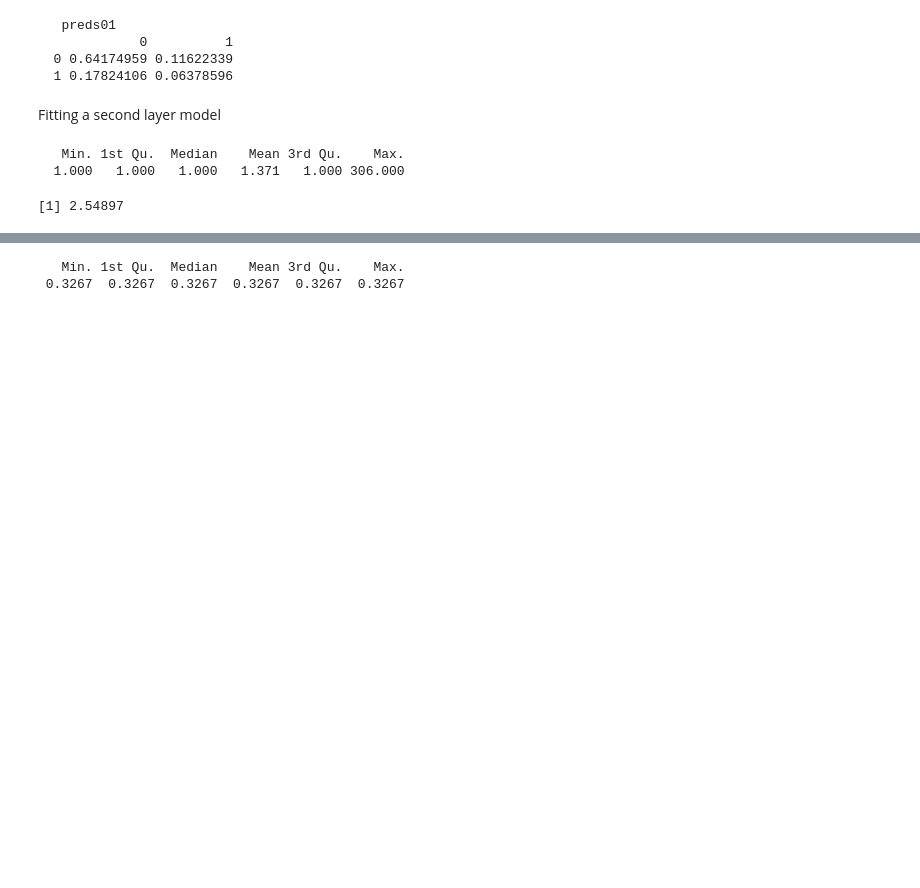
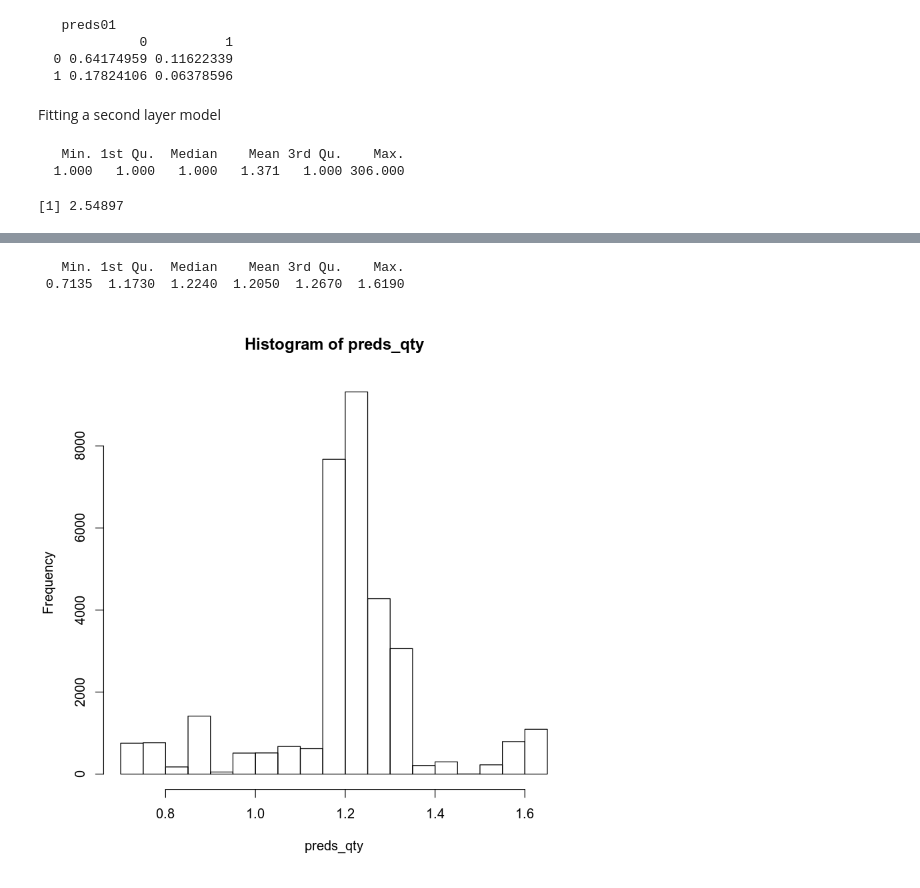
Before and after one commit to jpzhangvincent/2017DMC, a Jupyter notebook: notebooks/06-meeting-04.25.ipynb, the cells around one changed output, grey strips where cells are left out. Saved outputs shown, nothing was run; the diff lists cells and outputs as text; code cells hidden in the pictures; blank space fills up the shorter version.

```diff
--- a/notebooks/06-meeting-04.25.ipynb
+++ b/notebooks/06-meeting-04.25.ipynb
@@ -143,4 +143,4 @@ var(train_labels$quantity[is_train2])
 # %%
 model2_data = as.data.frame(train2)
 model2_data[["quantity"]] = train_labels$quantity[is_train2]
-model2 = glm(quantity ~ ., data = model2_data, family = poisson)
+model2 = glm(as.integer(quantity) ~ ., data = model2_data, family = quasipoisson)
@@ -173,0 +197,2 @@ preds_qty = predict(model, test2, type = "link")
+# %%
+preds_qty = predict.glm(model2, na.omit(as.data.frame(test2)), type = "response")
@@ -175,6 +202,10 @@ preds_qty = predict(model, test2, type = "link")
 summary(preds_qty)
 # %% [output]
    Min. 1st Qu.  Median    Mean 3rd Qu.    Max.
- 0.3267  0.3267  0.3267  0.3267  0.3267  0.3267
+ 0.7135  1.1730  1.2240  1.2050  1.2670  1.6190
+# %%
+hist(preds_qty)
+# %% [output]
+[figure, added]
 # %%
 ?predict.glm
```
Also changed, not shown: parts of 7 cells of this notebook.
